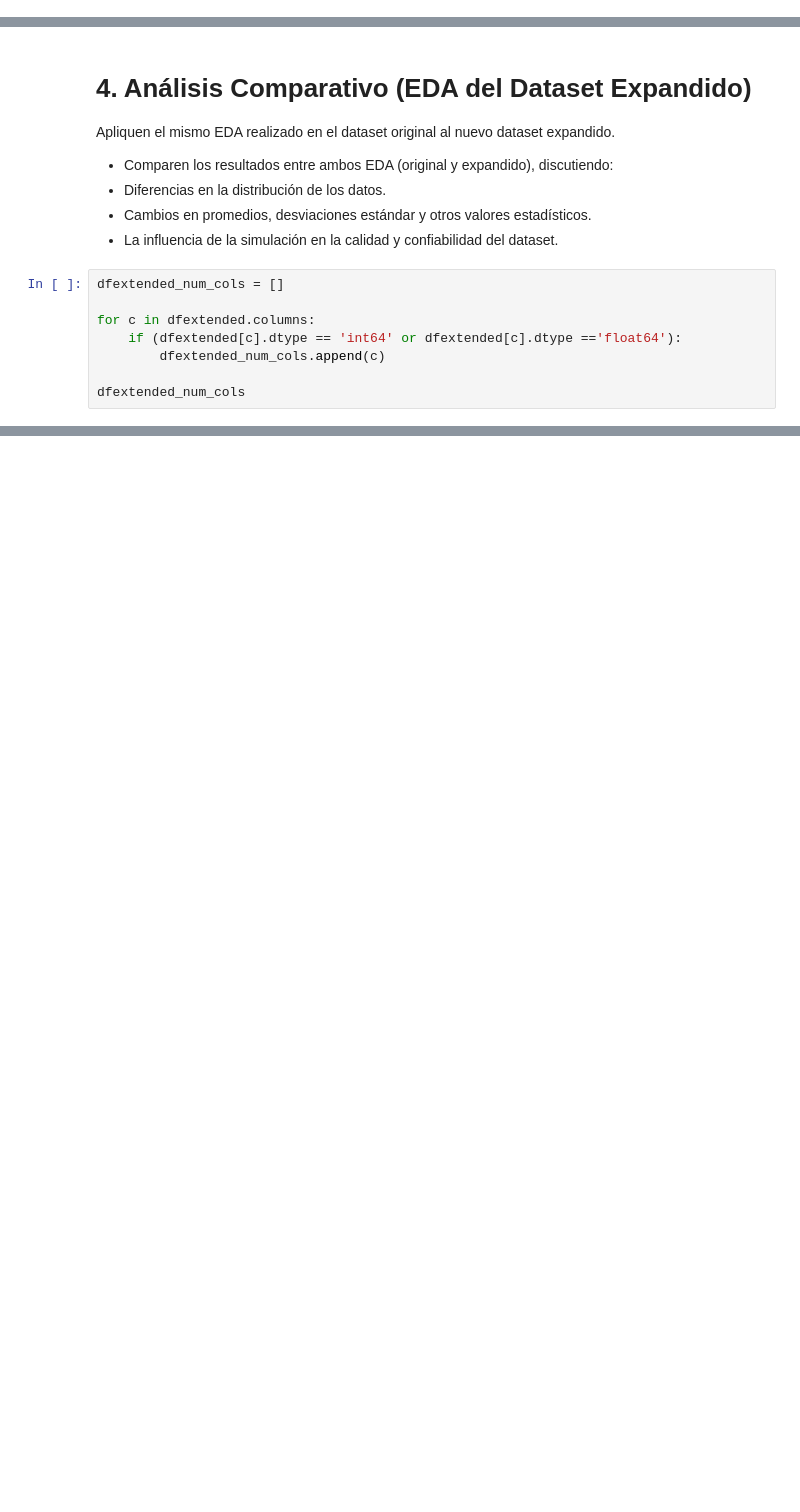
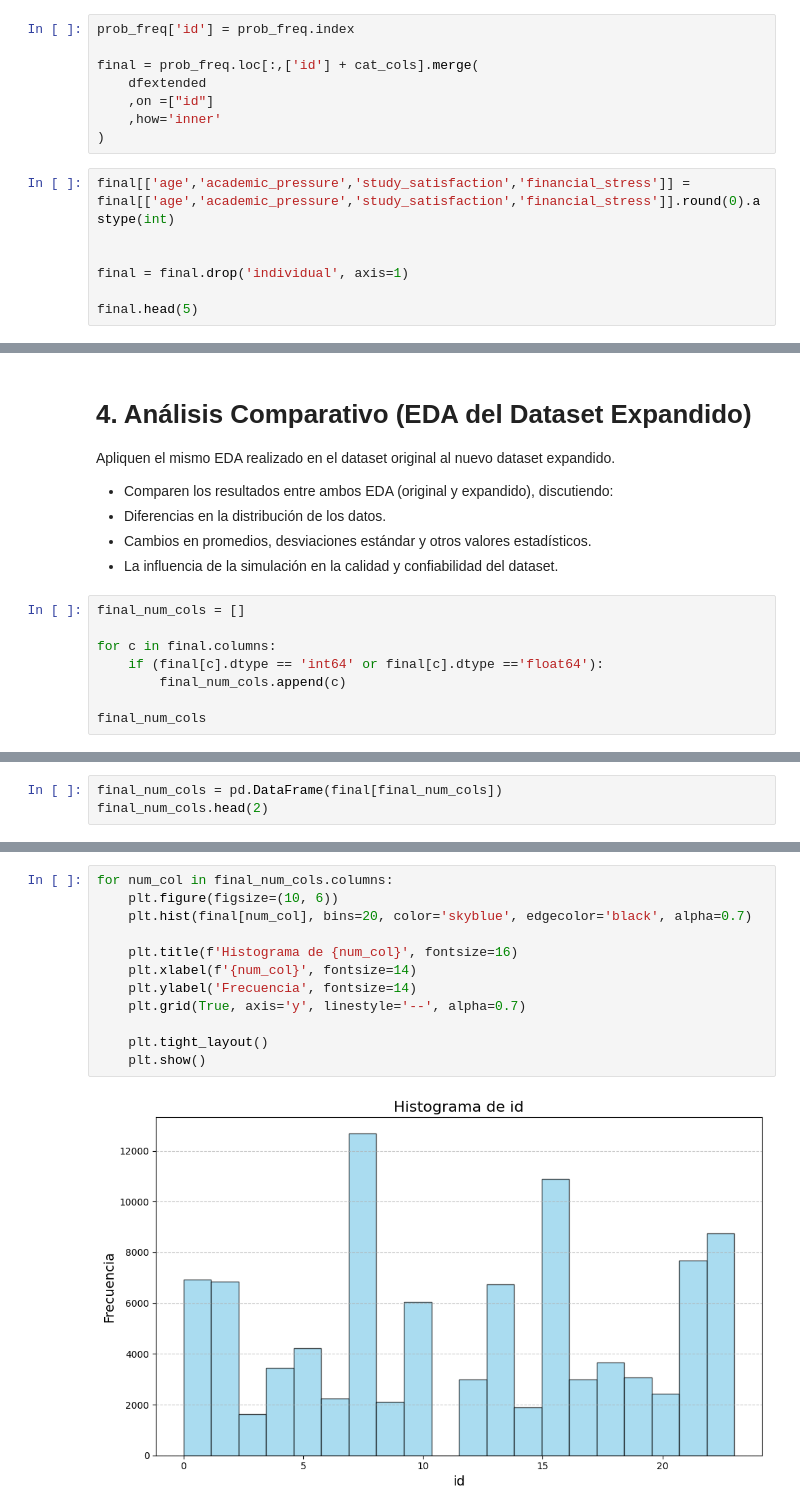
Before and after one commit to angel-513/IS910-Project1-DataframeAnalysis, a Jupyter notebook: Depression.ipynb, the cells around one changed output, grey strips where cells are left out. Drawn from its saved outputs; the diff is of its cells as text; blank space fills up the shorter version.

```diff
--- a/Depression.ipynb
+++ b/Depression.ipynb
@@ -387,0 +388,15 @@ dfextended
+# %%
+prob_freq['id'] = prob_freq.index
+
+final = prob_freq.loc[:,['id'] + cat_cols].merge(
+    dfextended
+    ,on =["id"]
+    ,how='inner'
+)
+# %%
+final[['age','academic_pressure','study_satisfaction','financial_stress']] = final[['age','academic_pressure','study_satisfaction','financial_stress']].round(0).astype(int)
+
+
+final = final.drop('individual', axis=1)
+
+final.head(5)
@@ -394,13 +416,13 @@ expandido.
  * Cambios en promedios, desviaciones estándar y otros valores estadísticos.
  * La influencia de la simulación en la calidad y confiabilidad del dataset.
 # %%
-dfextended_num_cols = []
+final_num_cols = []
 
-for c in dfextended.columns:
-    if (dfextended[c].dtype == 'int64' or dfextended[c].dtype =='float64'):
-        dfextended_num_cols.append(c)
+for c in final.columns:
+    if (final[c].dtype == 'int64' or final[c].dtype =='float64'):
+        final_num_cols.append(c)
 
-dfextended_num_cols
+final_num_cols
 # %% [output]
 ['id',
  'age',
@@ -411,0 +433,3 @@ dfextended_num_cols
+# %%
+final_num_cols = pd.DataFrame(final[final_num_cols])
+final_num_cols.head(2)
@@ -411,0 +452,14 @@ dfextended_num_cols
+# %%
+for num_col in final_num_cols.columns:
+    plt.figure(figsize=(10, 6))
+    plt.hist(final[num_col], bins=20, color='skyblue', edgecolor='black', alpha=0.7)
+
+    plt.title(f'Histograma de {num_col}', fontsize=16)
+    plt.xlabel(f'{num_col}', fontsize=14)
+    plt.ylabel('Frecuencia', fontsize=14)
+    plt.grid(True, axis='y', linestyle='--', alpha=0.7)
+
+    plt.tight_layout()
+    plt.show()
+# %% [output]
+[figure, added]
```
Also changed, not shown: parts of 17 cells of this notebook.
